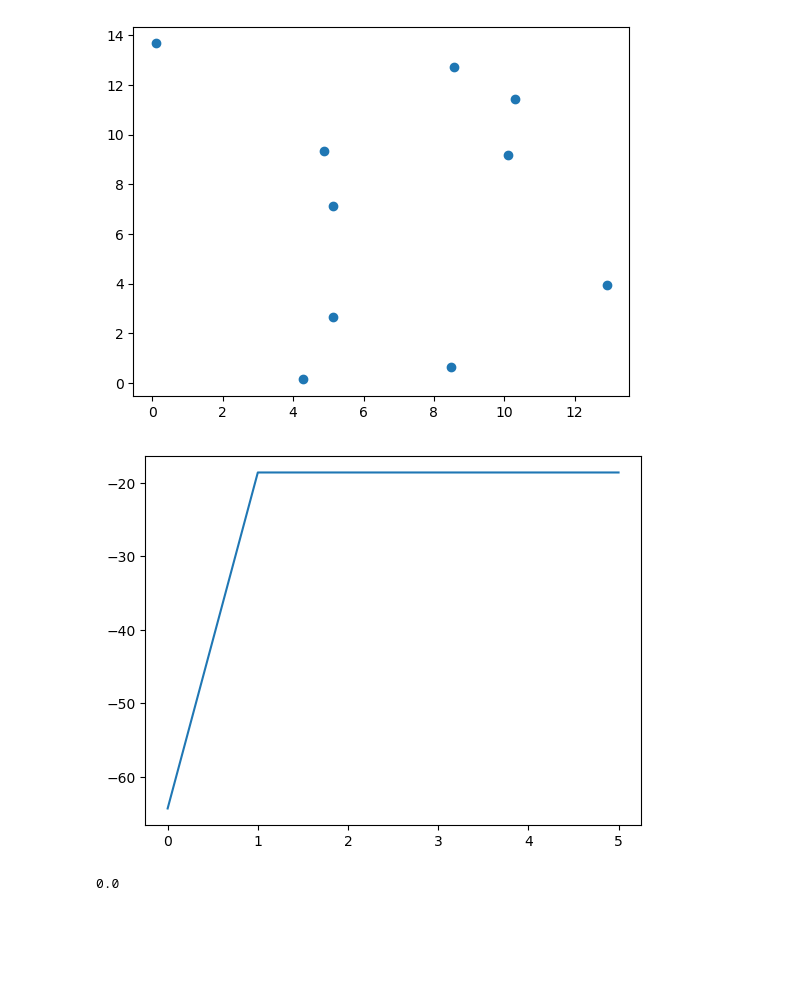
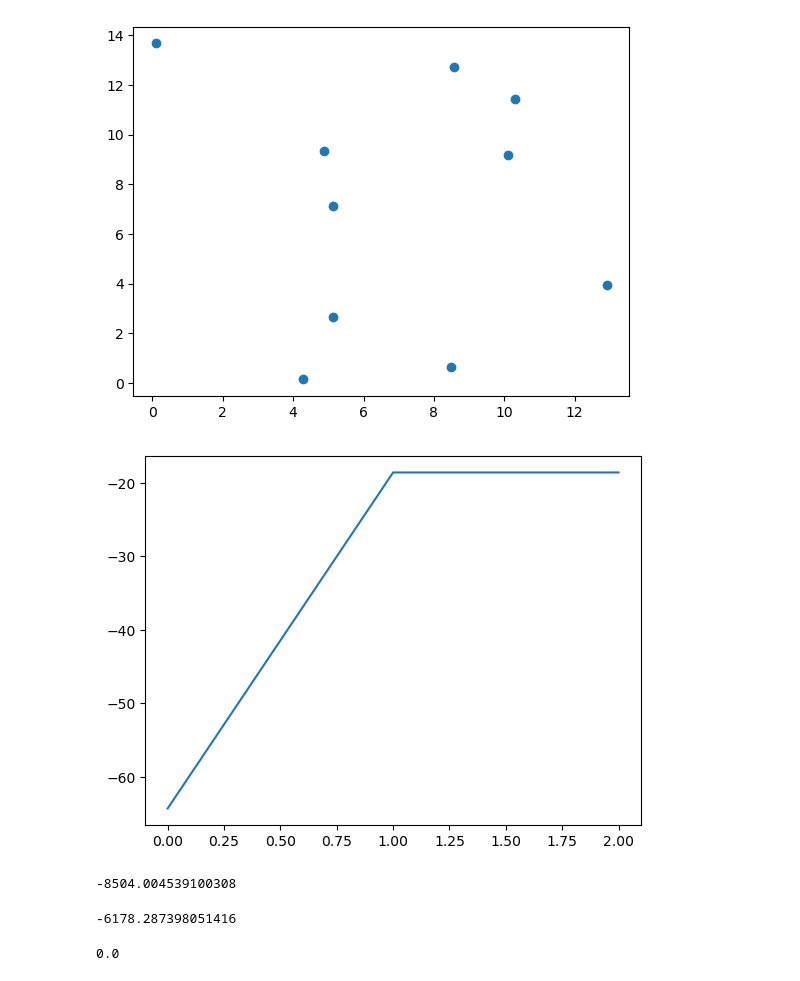
Before and after one commit to ejmeitz/CUDA_P3M, a Jupyter notebook: python/implimentation.ipynb, the cells around one changed output. Drawn from its saved outputs; the diff is of its cells as text; code cells hidden in the pictures; blank space fills up the shorter version.

```diff
--- a/python/implimentation.ipynb
+++ b/python/implimentation.ipynb
@@ -160,13 +160,34 @@ m = np.arange(-order, order+1)
 # %%
 n = [0, 1, 2, 3, 4, 5]
 
-energies = [directSum_3D(r, q, [a1, a2, a3], n=n[0]), directSum_3D(r, q, [a1, a2, a3], n=n[1]), directSum_3D(r, q, [a1, a2, a3], n=n[2]), directSum_3D(r, q, [a1, a2, a3], n=n[3]), directSum_3D(r, q, [a1, a2, a3], n=n[4]), directSum_3D(r, q, [a1, a2, a3], n=n[5])]
+energies = [directSum_3D(r, q, [a1, a2, a3], n=n[0]), directSum_3D(r, q, [a1, a2, a3], n=n[1]), directSum_3D(r, q, [a1, a2, a3], n=n[2])]
 # %%
 import matplotlib.pyplot as plt
-plt.plot(n, energies)
+plt.plot(n[:3], energies)
 plt.show()
 # %% [output]
-[figure, old version]
+[figure, new version]
+# %%
+energies[-1]
+# %% [output]
+-8504.004539100308
+# %%
+#-9817.1143987478189956
+
+# Convert from
+epsilon = 8.854187817*10**(-12) # C^2/(J*m)
+
+U = -18.6057686196782 * (1.60217653*10**(-19))**2 # C^2
+U *= 10**(10) # Angstrom -> meter
+
+U /= (4*np.pi*epsilon) # J
+# Convert joules to eV
+U /= (1.60217653*10**(-19)) # eV
+# Convert to kcal/mol
+U *= 23.0605 # kcal/mol
+U
+# %% [output]
+-6178.287398051416
 # %%
 # Steps of PME algorithm
 '''
```
Also changed, not shown: parts of 1 cell of this notebook.
